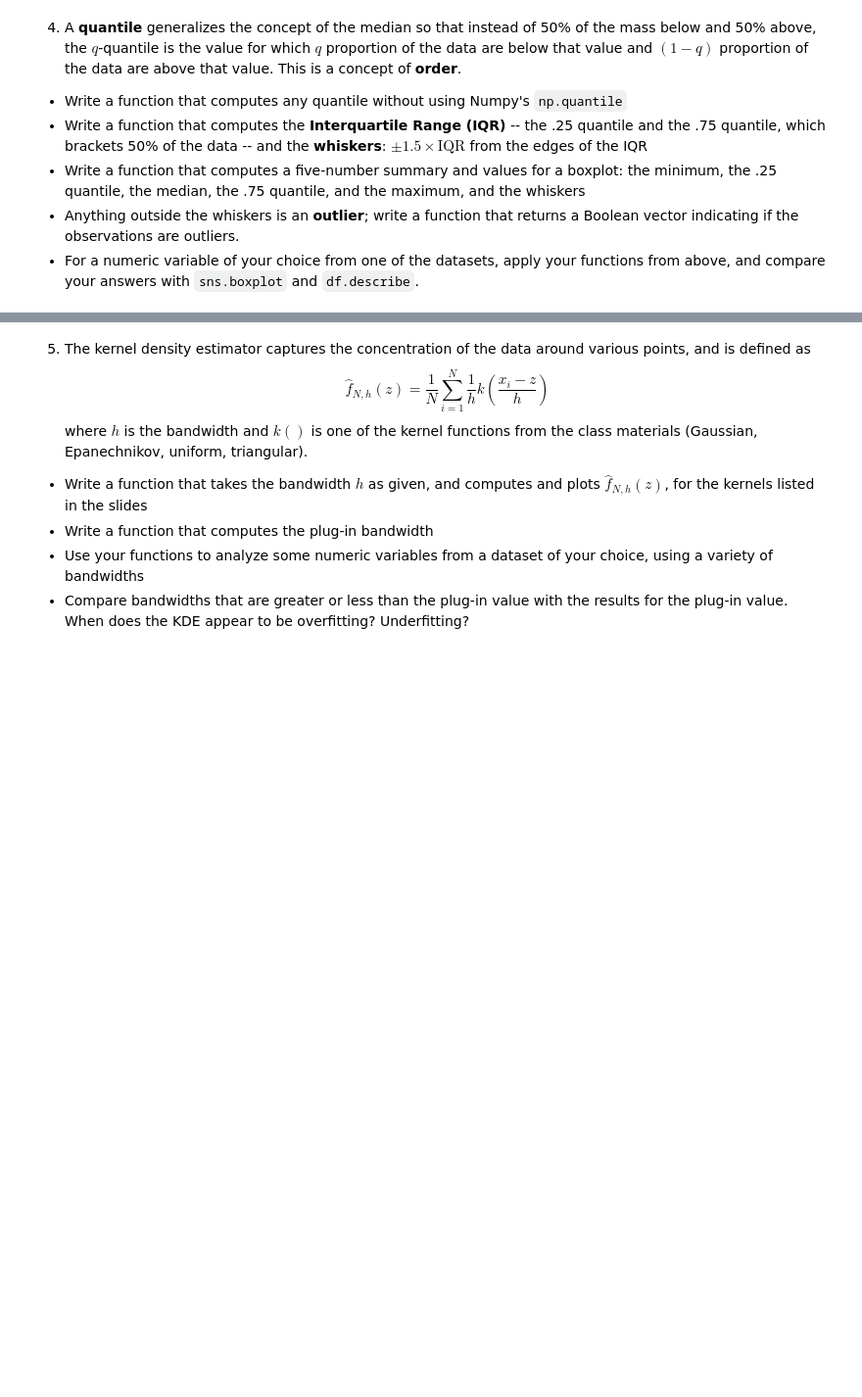
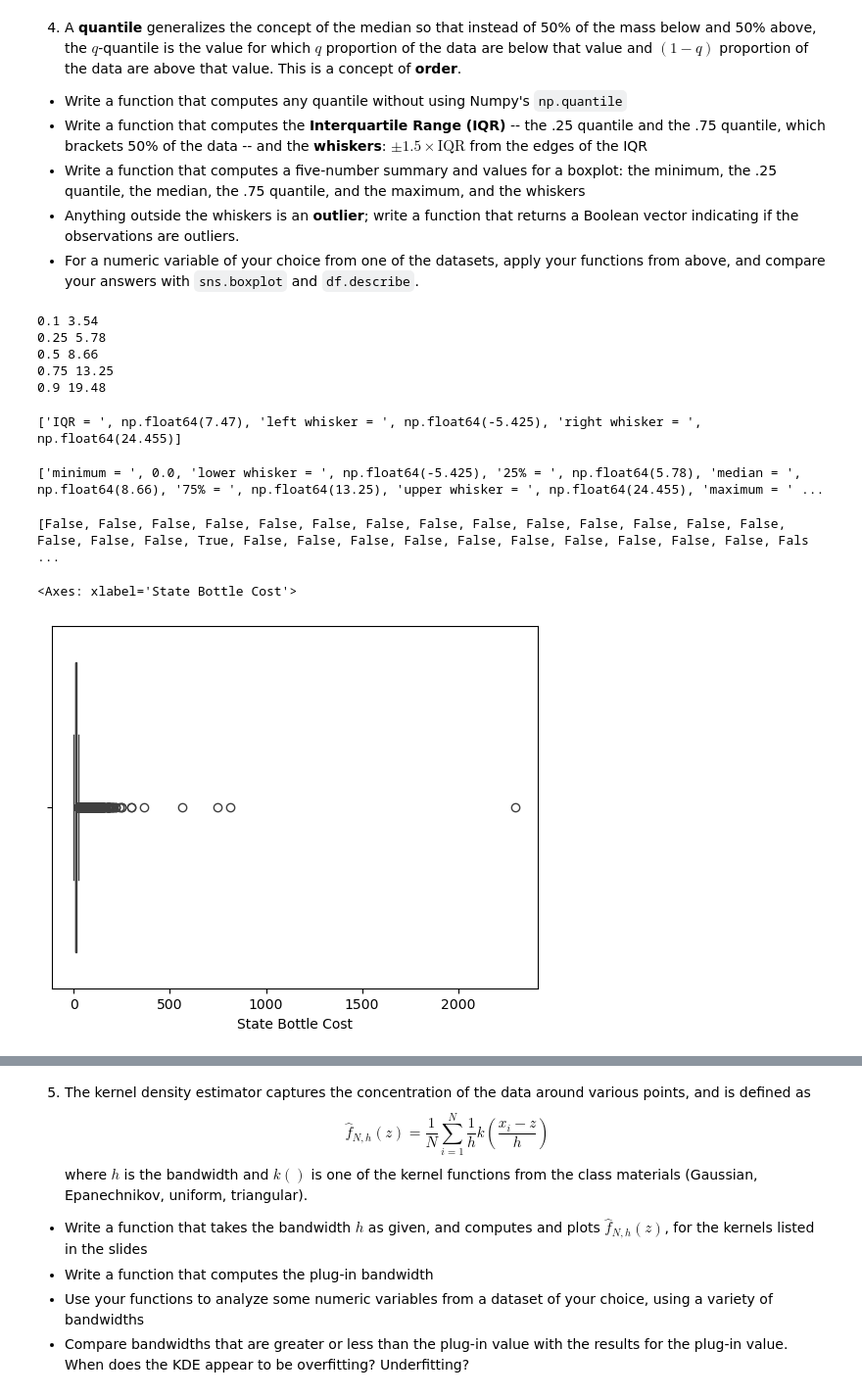
Before and after one commit to MLE-uva/Homework2, a Jupyter notebook: assignment_2-1.ipynb, the cells around one changed output, grey strips where cells are left out. Shown at 98% size. Cells and saved outputs as stored; diff of their text form; code cells hidden in the pictures; blank space fills up the shorter version.

```diff
--- a/assignment_2-1.ipynb
+++ b/assignment_2-1.ipynb
@@ -168,3 +169,78 @@ As the sample size increases the graph of the ECDF becomes less jagged.
 - Write a function that computes a five-number summary and values for a boxplot: the minimum, the .25 quantile, the median, the .75 quantile, and the maximum, and the whiskers
 - Anything outside the whiskers is an **outlier**; write a function that returns a Boolean vector indicating if the observations are outliers.
 - For a numeric variable of your choice from one of the datasets, apply your functions from above, and compare your answers with `sns.boxplot` and `df.describe`.
+# %%
+#Generate a quantile function
+def get_quantile(data, quantile=0.5):
+    '''This function gets the given quantile from a set of data. Quantile is set to 0.5'''
+    data = np.sort(data)
+    percentage = (len(data)-1)*quantile
+    lower = int(np.floor(percentage))
+    upper = int(np.ceil(percentage))
+    if lower == upper:
+        return data[int(percentage)]
+    else:
+        return data[lower] + (percentage - lower)*(data[upper] - data[lower])
+for i in [.1, .25, .5, .75, .9]:
+    print(i, get_quantile(iowa['State Bottle Cost'], i))
+# %% [output]
+0.1 3.54
+0.25 5.78
+0.5 8.66
+0.75 13.25
+0.9 19.48
+# %%
+#Generate a formula that calculates the IQR (.25,.75, and +/- 1.5 * IQR)
+def get_IQR(data):
+    lowerq = get_quantile(data, .25)
+    upperq = get_quantile(data, .75)
+    IQR = upperq - lowerq
+    leftWhisker = lowerq - 1.5 * IQR
+    rightWhisker = upperq + 1.5 * IQR
+    return ["IQR = ", IQR, "left whisker = ", leftWhisker, "right whisker = ", rightWhisker]
+
+print(get_IQR(iowa['State Bottle Cost']))
+# %% [output]
+['IQR = ', np.float64(7.47), 'left whisker = ', np.float64(-5.425), 'right whisker = ', np.float64(24.455)]
+# %%
+#Generate a 5 number summary of the data(lowerWhisker, 25%, median, 75%, upperWhisker)
+def five_number_summary(data):
+    lowerq = get_quantile(data, .25)
+    upperq = get_quantile(data, .75)
+    median = get_quantile(data, .5)
+    IQR = upperq - lowerq
+    leftWhisker = lowerq - 1.5 * IQR
+    rightWhisker = upperq + 1.5 * IQR
+    for i in range(len(data)):
+        if data[i] < leftWhisker and data[i] > lowerq - 1.5 * IQR:
+            leftWhisker = data[i]
+        if data[i] > rightWhisker and data[i] <upperq + 1.5 * IQR:
+            rightWhisker = data[i]
+    return ["minimum = ", min(data), "lower whisker = ", leftWhisker, "25% = ", lowerq, "median = ", median, "75% = ", upperq, "upper whisker = ", rightWhisker, "maximum = ", max(data)]
+
+print(five_number_summary(iowa['State Bottle Cost']))
+# %% [output]
+['minimum = ', 0.0, 'lower whisker = ', np.float64(-5.425), '25% = ', np.float64(5.78), 'median = ', np.float64(8.66), '75% = ', np.float64(13.25), 'upper whisker = ', np.float64(24.455), 'maximum = ' ...
+# %%
+def outliers(data):
+    Outliers = []
+    lowerq = get_quantile(data, .25)
+    upperq = get_quantile(data, .75)
+    IQR = upperq - lowerq
+    leftWhisker = lowerq - 1.5 * IQR
+    rightWhisker = upperq + 1.5 * IQR
+    for i in range(len(data)):
+        if data[i] < leftWhisker or data[i] > rightWhisker:
+            Outliers.append(True)
+        else:
+            Outliers.append(False)
+    return Outliers
+
+print(outliers(iowa['State Bottle Cost']))
+# %% [output]
+[False, False, False, False, False, False, False, False, False, False, False, False, False, False, False, False, False, True, False, False, False, False, False, False, False, False, False, False, Fals ...
+# %%
+sns.boxplot(iowa['State Bottle Cost'],orient='h')
+# %% [output]
+<Axes: xlabel='State Bottle Cost'>
+[figure, added]
```
Also changed, not shown: parts of 3 cells of this notebook.
